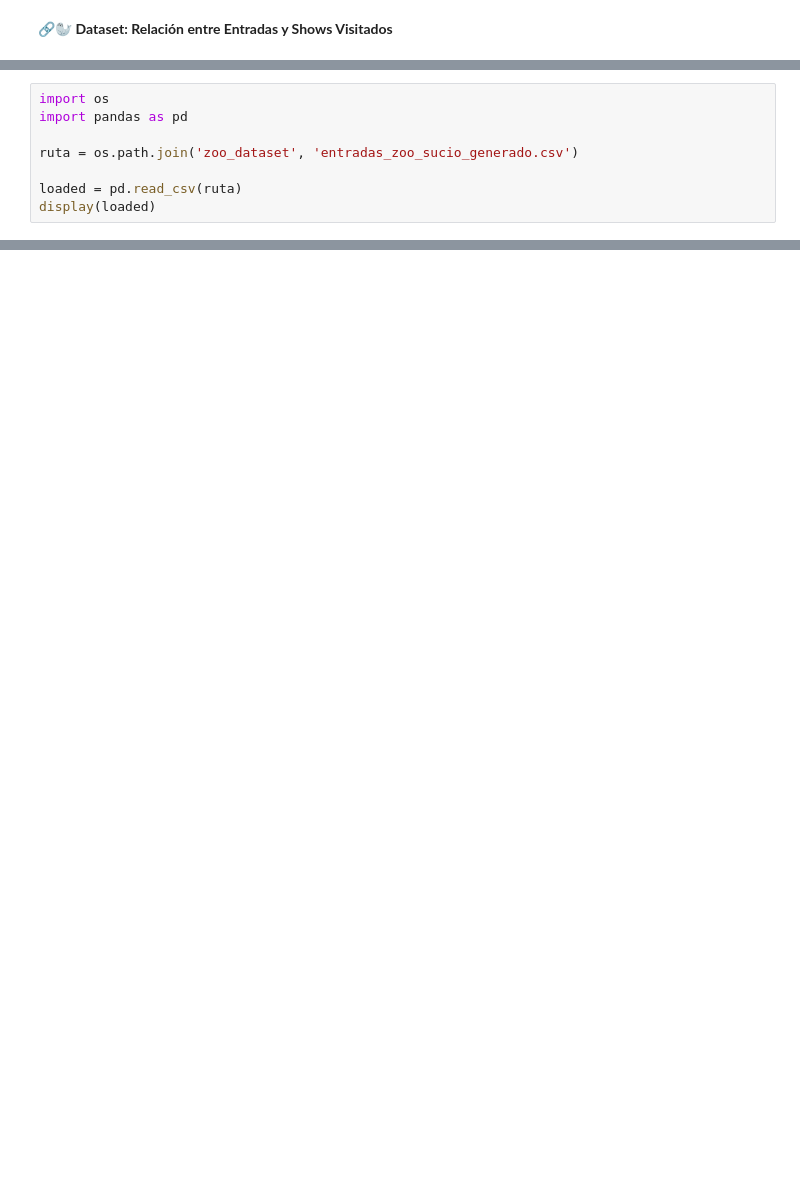
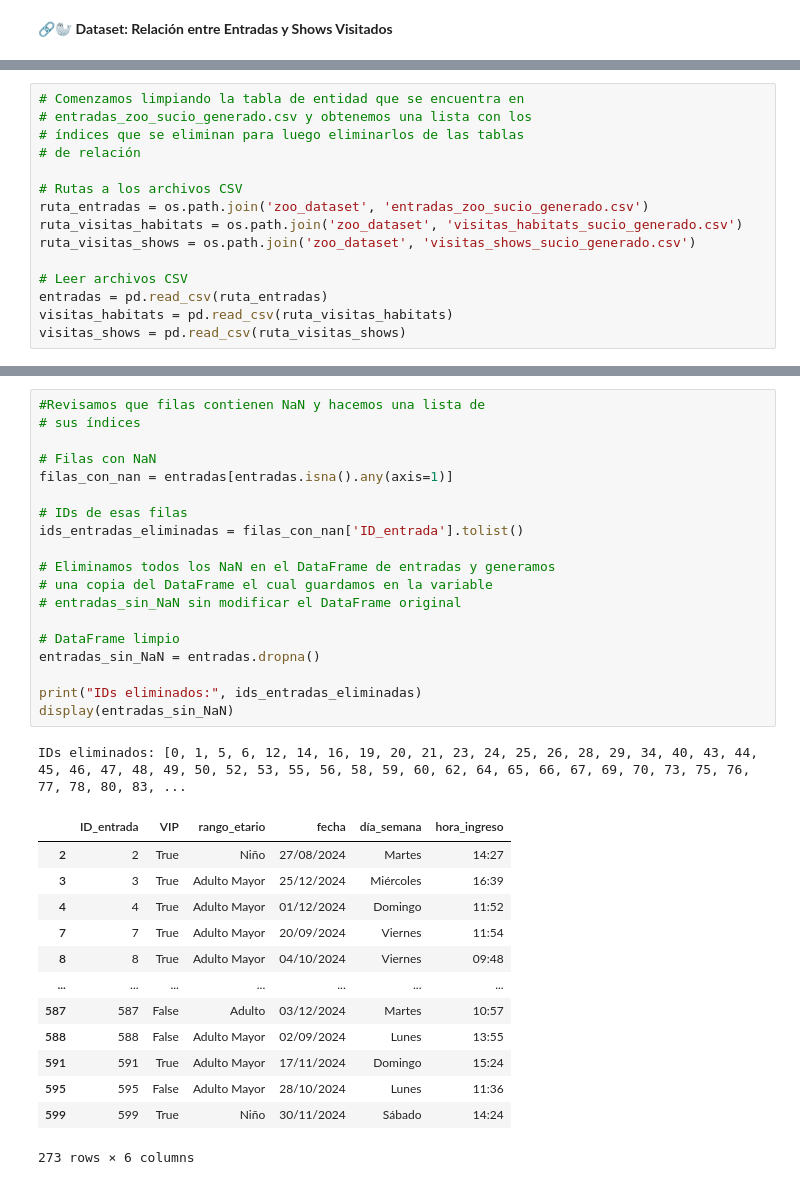
Before and after one commit to LBrownI/pandas_zoo, a Jupyter notebook: Tarea_2_Taller_Software_DS_Grupo_14.ipynb.ipynb, the cells around one changed output, grey strips where cells are left out. Cells and saved outputs as stored; diff of their text form; blank space fills up the shorter version.

Commit message:
limpieza de datos lista

```diff
--- a/Tarea_2_Taller_Software_DS_Grupo_14.ipynb.ipynb
+++ b/Tarea_2_Taller_Software_DS_Grupo_14.ipynb.ipynb
@@ -362,8 +366,15 @@ guardar_dataset(df_visitas_shows, 'visitas_shows_sucio_generado.csv')
 # %%
-import os
-import pandas as pd
+# Comenzamos limpiando la tabla de entidad que se encuentra en
+# entradas_zoo_sucio_generado.csv y obtenemos una lista con los
+# índices que se eliminan para luego eliminarlos de las tablas
+# de relación
 
-ruta = os.path.join('zoo_dataset', 'entradas_zoo_sucio_generado.csv')
+# Rutas a los archivos CSV
+ruta_entradas = os.path.join('zoo_dataset', 'entradas_zoo_sucio_generado.csv')
+ruta_visitas_habitats = os.path.join('zoo_dataset', 'visitas_habitats_sucio_generado.csv')
+ruta_visitas_shows = os.path.join('zoo_dataset', 'visitas_shows_sucio_generado.csv')
 
-loaded = pd.read_csv(ruta)
-display(loaded)
+# Leer archivos CSV
+entradas = pd.read_csv(ruta_entradas)
+visitas_habitats = pd.read_csv(ruta_visitas_habitats)
+visitas_shows = pd.read_csv(ruta_visitas_shows)
@@ -383,0 +404,34 @@ display(loaded)
+# %%
+#Revisamos que filas contienen NaN y hacemos una lista de
+# sus índices
+
+# Filas con NaN
+filas_con_nan = entradas[entradas.isna().any(axis=1)]
+
+# IDs de esas filas
+ids_entradas_eliminadas = filas_con_nan['ID_entrada'].tolist()
+
+# Eliminamos todos los NaN en el DataFrame de entradas y generamos
+# una copia del DataFrame el cual guardamos en la variable
+# entradas_sin_NaN sin modificar el DataFrame original
+
+# DataFrame limpio
+entradas_sin_NaN = entradas.dropna()
+
+print("IDs eliminados:", ids_entradas_eliminadas)
+display(entradas_sin_NaN)
+# %% [output]
+IDs eliminados: [0, 1, 5, 6, 12, 14, 16, 19, 20, 21, 23, 24, 25, 26, 28, 29, 34, 40, 43, 44, 45, 46, 47, 48, 49, 50, 52, 53, 55, 56, 58, 59, 60, 62, 64, 65, 66, 67, 69, 70, 73, 75, 76, 77, 78, 80, 83, ...
+|  | ID_entrada | VIP | rango_etario | fecha | día_semana | hora_ingreso |
+| 2 | 2 | True | Niño | 27/08/2024 | Martes | 14:27 |
+| 3 | 3 | True | Adulto Mayor | 25/12/2024 | Miércoles | 16:39 |
+| 4 | 4 | True | Adulto Mayor | 01/12/2024 | Domingo | 11:52 |
+| 7 | 7 | True | Adulto Mayor | 20/09/2024 | Viernes | 11:54 |
+| 8 | 8 | True | Adulto Mayor | 04/10/2024 | Viernes | 09:48 |
+| ... | ... | ... | ... | ... | ... | ... |
+| 587 | 587 | False | Adulto | 03/12/2024 | Martes | 10:57 |
+| 588 | 588 | False | Adulto Mayor | 02/09/2024 | Lunes | 13:55 |
+| 591 | 591 | True | Adulto Mayor | 17/11/2024 | Domingo | 15:24 |
+| 595 | 595 | False | Adulto Mayor | 28/10/2024 | Lunes | 11:36 |
+| 599 | 599 | True | Niño | 30/11/2024 | Sábado | 14:24 |
+273 rows × 6 columns
```
Also changed, not shown: parts of 12 cells of this notebook, 11 other files.
